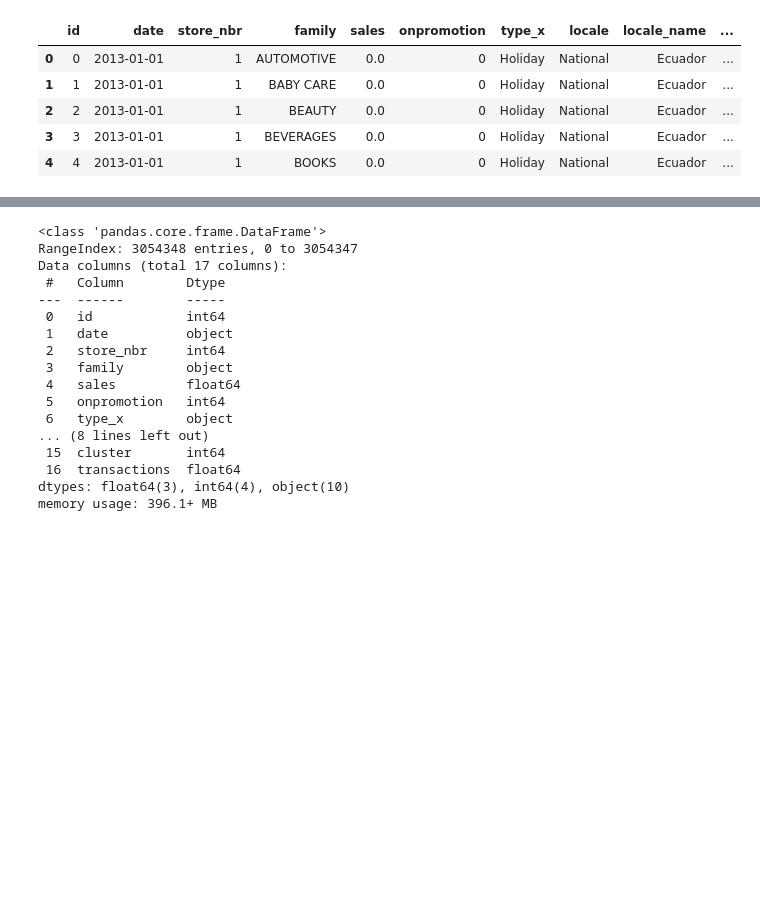
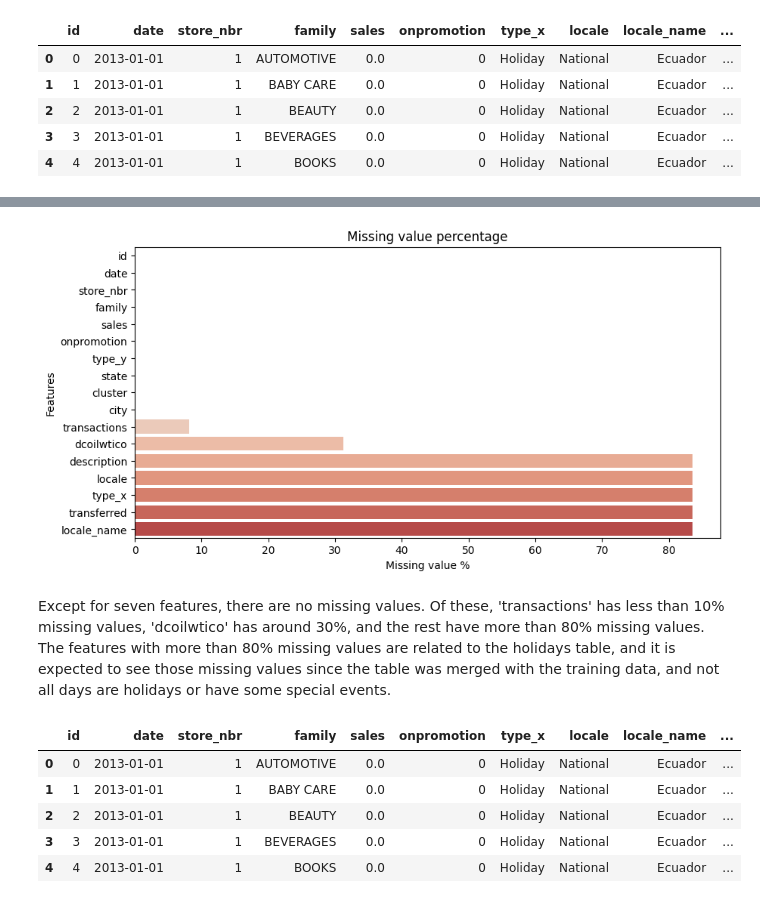
Before and after one commit to geethavenk/Sales_forecasting, a Jupyter notebook: notebooks/EDA_V1.ipynb, the cells around one changed output, grey strips where cells are left out. Drawn from its saved outputs; the diff is of its cells as text; code cells hidden in the pictures; blank space fills up the shorter version.

```diff
--- a/notebooks/EDA_V1.ipynb
+++ b/notebooks/EDA_V1.ipynb
@@ -170,0 +191,2 @@ test.head()
+# %%
+summary_table = info_table(train, 50)
@@ -170,0 +214,15 @@ test.head()
+# %%
+# plot missing data percentage
+
+summary_table.sort_values(by=['null_perct'], ascending=True, inplace=True)
+
+plt.figure(figsize=(10,5))
+sns.barplot(y=summary_table['column'], x=summary_table['null_perct'], palette='coolwarm')
+plt.title('Missing value percentage')
+plt.xlabel('Missing value %')
+plt.ylabel('Features')
+plt.show()
+# %% [output]
+[figure, added]
+# %% [markdown]
+Except for seven features, there are no missing values. Of these, 'transactions' has less than 10% missing values, 'dcoilwtico' has around 30%, and the rest have more than 80% missing values. The features with more than 80% missing values are related to the holidays table, and it is expected to see those missing values since the table was merged with the training data, and not all days are holidays or have some special events.
@@ -171,20 +231,9 @@ test.head()
 # %%
-train.info()
+train.head()
 # %% [output]
-<class 'pandas.core.frame.DataFrame'>
-RangeIndex: 3054348 entries, 0 to 3054347
-Data columns (total 17 columns):
- #   Column        Dtype
----  ------        -----
- 0   id            int64
- 1   date          object
- 2   store_nbr     int64
- 3   family        object
- 4   sales         float64
- 5   onpromotion   int64
- 6   type_x        object
-... (8 lines left out)
- 15  cluster       int64
- 16  transactions  float64
-dtypes: float64(3), int64(4), object(10)
-memory usage: 396.1+ MB
+|  | id | date | store_nbr | family | sales | onpromotion | type_x | locale | locale_name | ... |
+| 0 | 0 | 2013-01-01 | 1 | AUTOMOTIVE | 0.0 | 0 | Holiday | National | Ecuador | ... |
+| 1 | 1 | 2013-01-01 | 1 | BABY CARE | 0.0 | 0 | Holiday | National | Ecuador | ... |
+| 2 | 2 | 2013-01-01 | 1 | BEAUTY | 0.0 | 0 | Holiday | National | Ecuador | ... |
+| 3 | 3 | 2013-01-01 | 1 | BEVERAGES | 0.0 | 0 | Holiday | National | Ecuador | ... |
+| 4 | 4 | 2013-01-01 | 1 | BOOKS | 0.0 | 0 | Holiday | National | Ecuador | ... |
```
Also changed, not shown: parts of 15 cells of this notebook.
